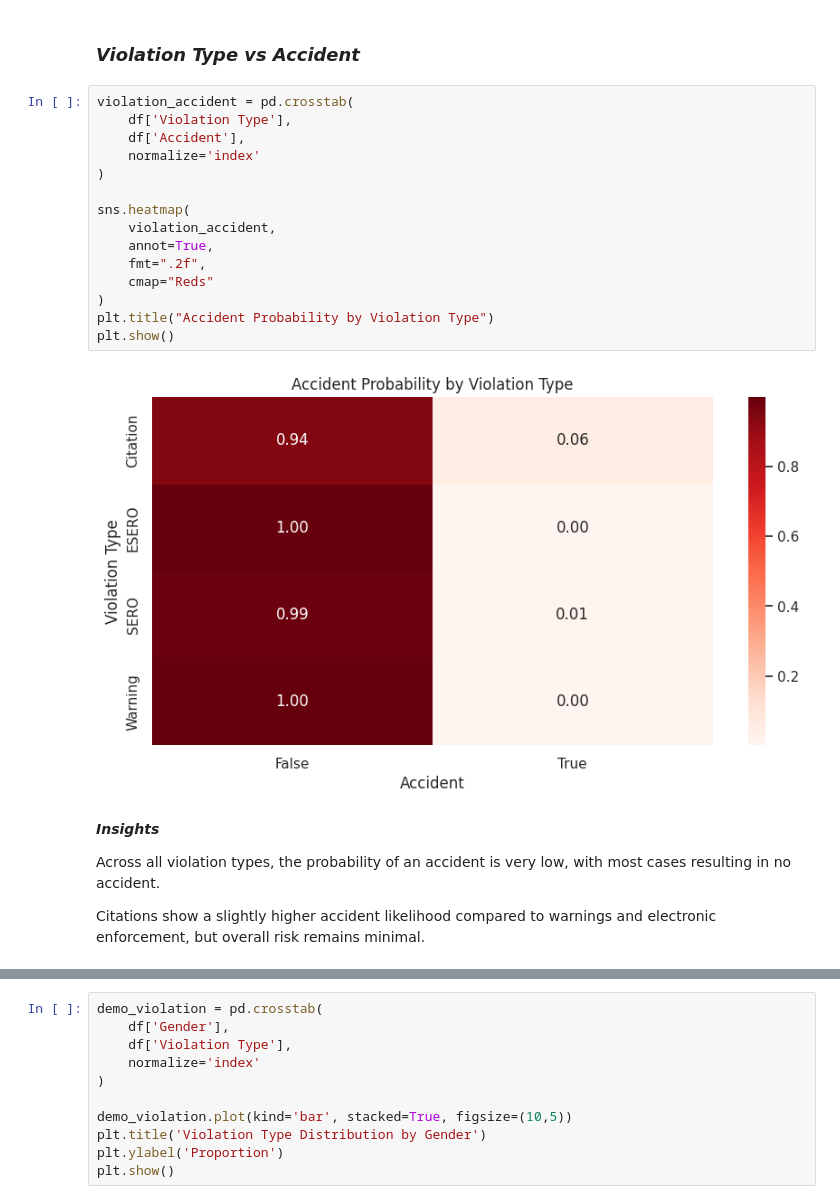
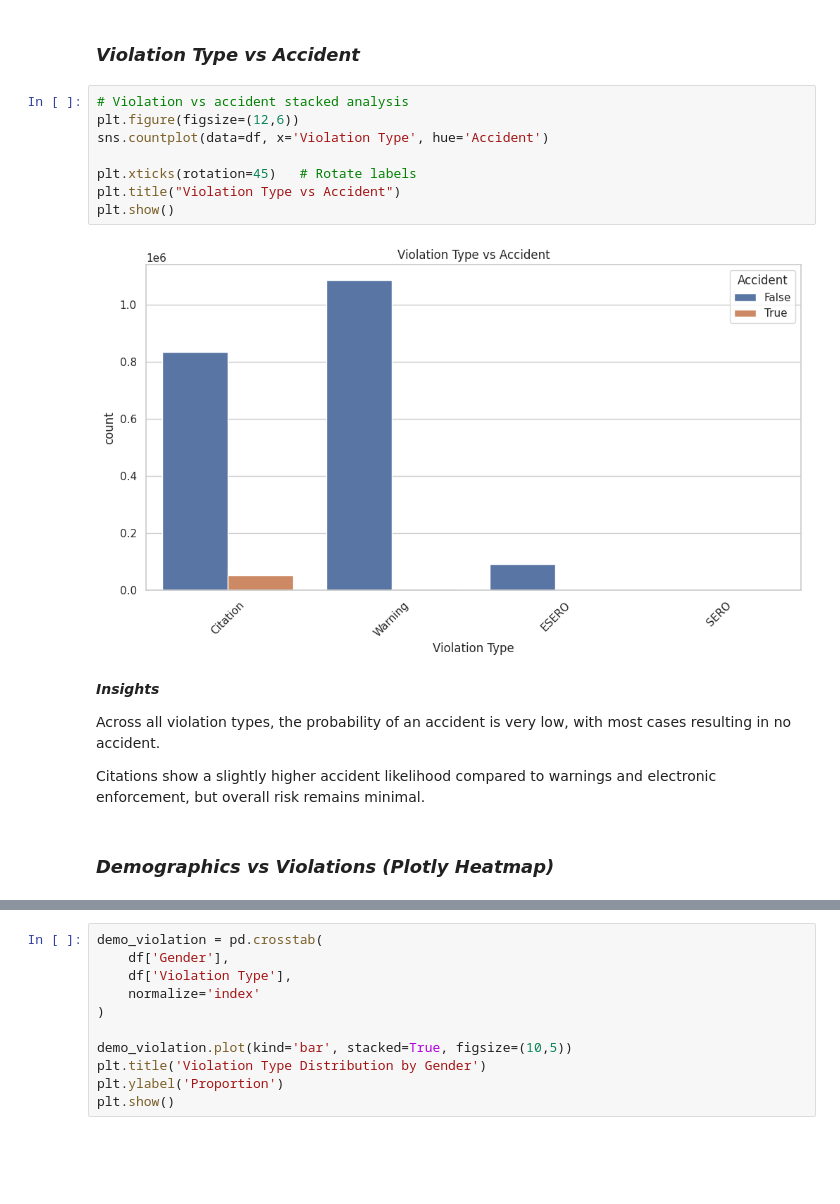
Before and after one commit to manoj-thomas369/Traffic-Violations-Insight-System, a Jupyter notebook: EDA.ipynb, the cells around one changed output, grey strips where cells are left out. Drawn from its saved outputs; the diff is of its cells as text; blank space fills up the shorter version.

```diff
--- a/EDA.ipynb
+++ b/EDA.ipynb
@@ -301,25 +280,20 @@ fig.show()
 # %% [markdown]
 ### ***Violation Type vs Accident***
-# %%
-violation_accident = pd.crosstab(
-    df['Violation Type'],
-    df['Accident'],
-    normalize='index'
-)
-
-sns.heatmap(
-    violation_accident,
-    annot=True,
-    fmt=".2f",
-    cmap="Reds"
-)
-plt.title("Accident Probability by Violation Type")
-plt.show()
-# %% [output]
-[figure, removed]
+# %%
+# Violation vs accident stacked analysis
+plt.figure(figsize=(12,6))
+sns.countplot(data=df, x='Violation Type', hue='Accident')
+
+plt.xticks(rotation=45)   # Rotate labels
+plt.title("Violation Type vs Accident")
+plt.show()
+# %% [output]
+[figure, added]
 # %% [markdown]
 ***Insights***
 
 Across all violation types, the probability of an accident is very low, with most cases resulting in no accident.
 
 Citations show a slightly higher accident likelihood compared to warnings and electronic enforcement, but overall risk remains minimal.
+# %% [markdown]
+### ***Demographics vs Violations (Plotly Heatmap)***
```
Also changed, not shown: parts of 31 cells of this notebook, 1 other file.
